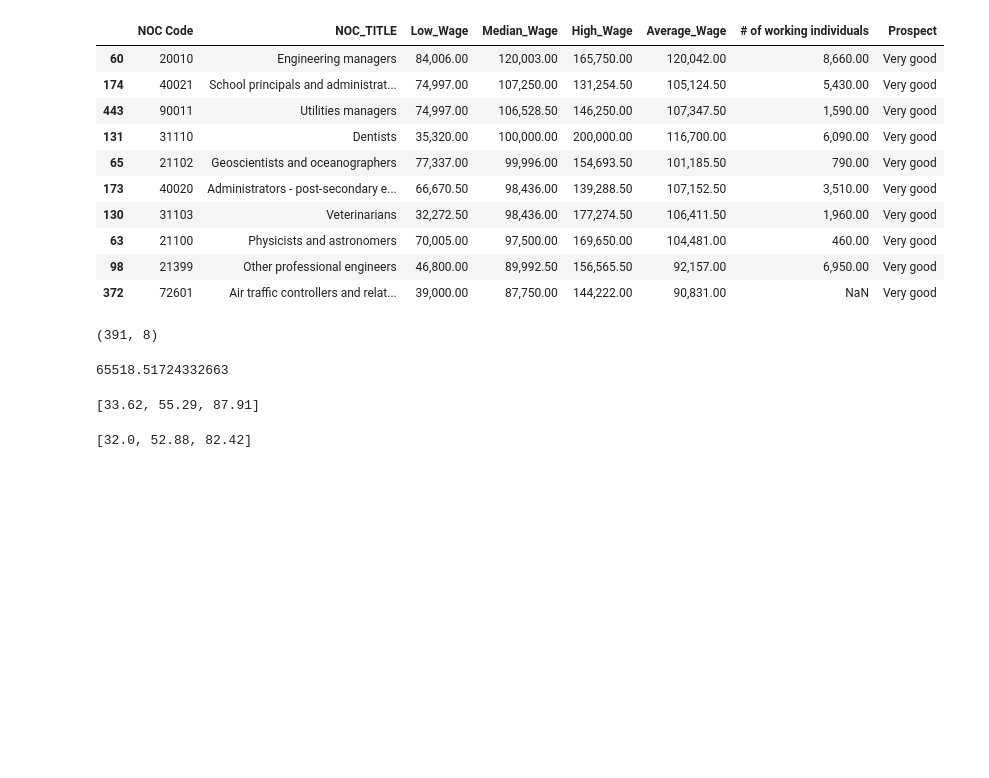
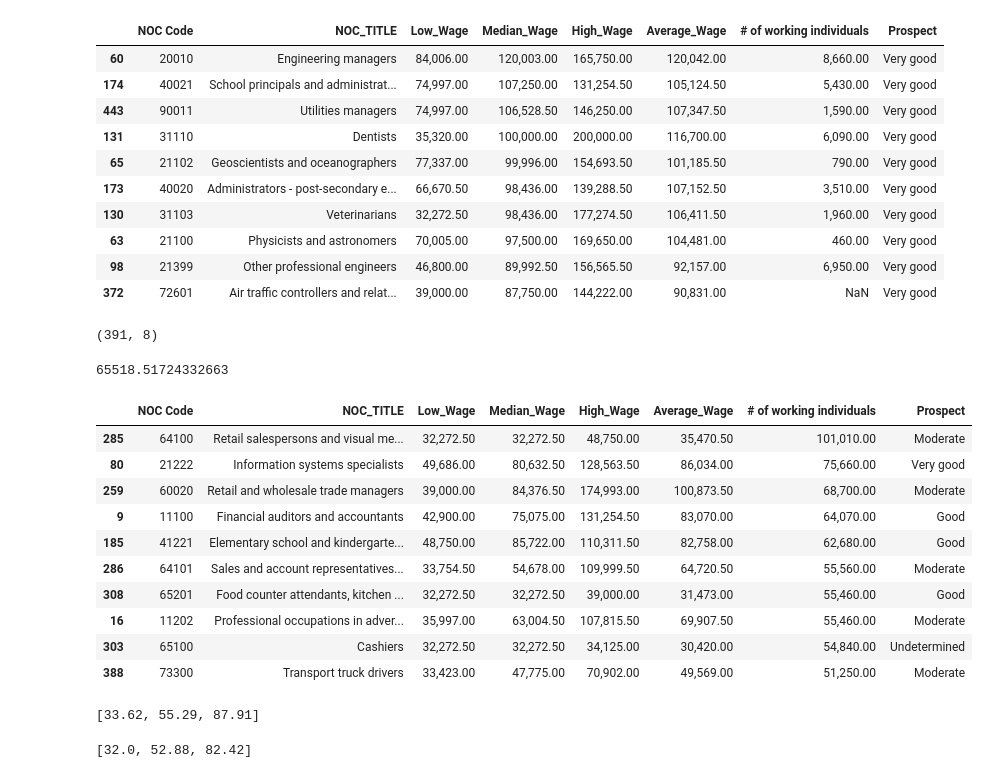
Before and after one commit to talezadeh/Salaries_in_Toronto, a Jupyter notebook: main.ipynb, the cells around one changed output. Cells and saved outputs as stored; diff of their text form; code cells hidden in the pictures; blank space fills up the shorter version.

```diff
--- a/main.ipynb
+++ b/main.ipynb
@@ -464,6 +460,22 @@ average = sum(df_clean["# of working individuals"] * df_clean["Average_Wage"])/s
 average
 # %% [output]
 65518.51724332663
+# %%
+# Jobs with highest number of workers
+
+df_clean.sort_values(by="# of working individuals", ascending=False)[:10]
+# %% [output]
+|  | NOC Code | NOC_TITLE | Low_Wage | Median_Wage | High_Wage | Average_Wage | # of working individuals | Prospect |
+| 285 | 64100 | Retail salespersons and visual me... | 32,272.50 | 32,272.50 | 48,750.00 | 35,470.50 | 101,010.00 | Moderate |
+| 80 | 21222 | Information systems specialists | 49,686.00 | 80,632.50 | 128,563.50 | 86,034.00 | 75,660.00 | Very good |
+| 259 | 60020 | Retail and wholesale trade managers | 39,000.00 | 84,376.50 | 174,993.00 | 100,873.50 | 68,700.00 | Moderate |
+| 9 | 11100 | Financial auditors and accountants | 42,900.00 | 75,075.00 | 131,254.50 | 83,070.00 | 64,070.00 | Good |
+| 185 | 41221 | Elementary school and kindergarte... | 48,750.00 | 85,722.00 | 110,311.50 | 82,758.00 | 62,680.00 | Good |
+| 286 | 64101 | Sales and account representatives... | 33,754.50 | 54,678.00 | 109,999.50 | 64,720.50 | 55,560.00 | Moderate |
+| 308 | 65201 | Food counter attendants, kitchen ... | 32,272.50 | 32,272.50 | 39,000.00 | 31,473.00 | 55,460.00 | Good |
+| 16 | 11202 | Professional occupations in adver... | 35,997.00 | 63,004.50 | 107,815.50 | 69,907.50 | 55,460.00 | Moderate |
+| 303 | 65100 | Cashiers | 32,272.50 | 32,272.50 | 34,125.00 | 30,420.00 | 54,840.00 | Undetermined |
+| 388 | 73300 | Transport truck drivers | 33,423.00 | 47,775.00 | 70,902.00 | 49,569.00 | 51,250.00 | Moderate |
 # %%
 # You can modify the code for Canada wide salaries
 
```
Also changed, not shown: parts of 1 cell of this notebook, 2 other files.
